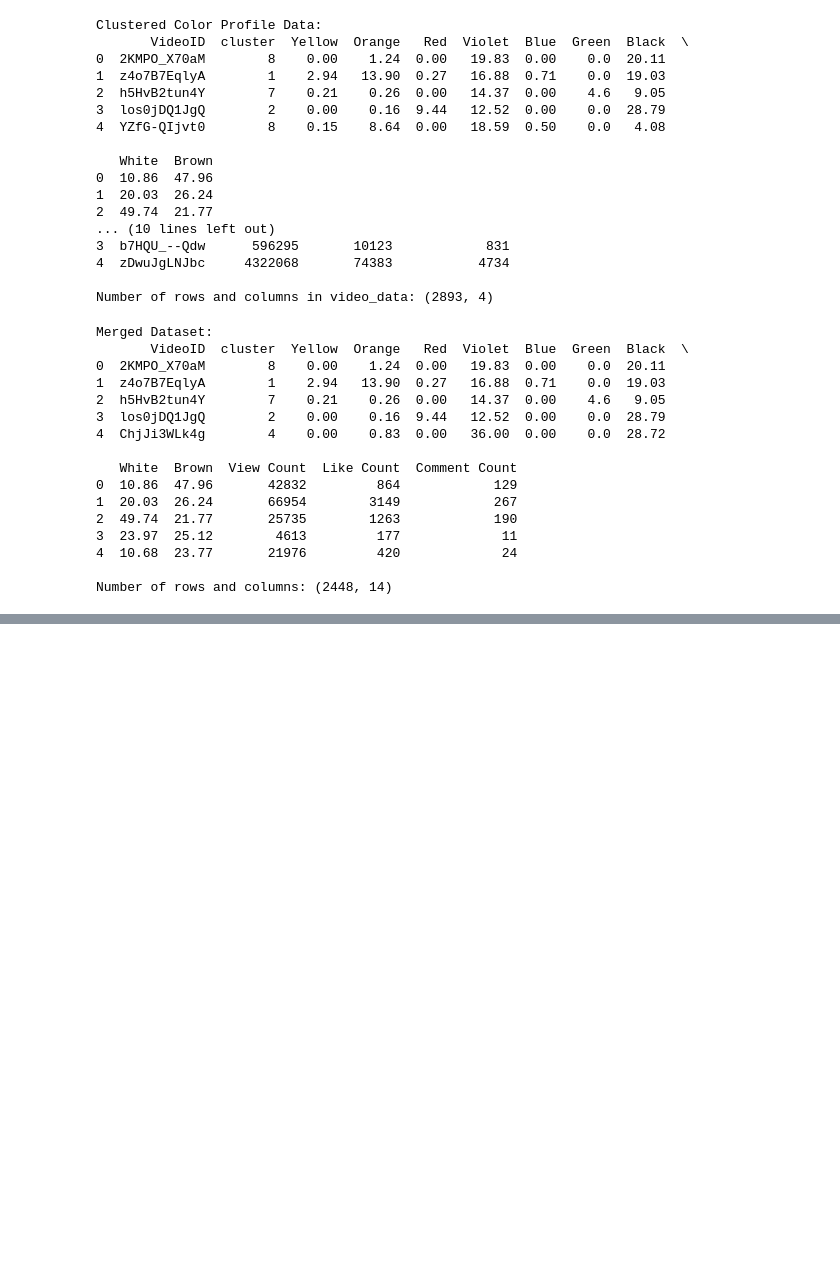
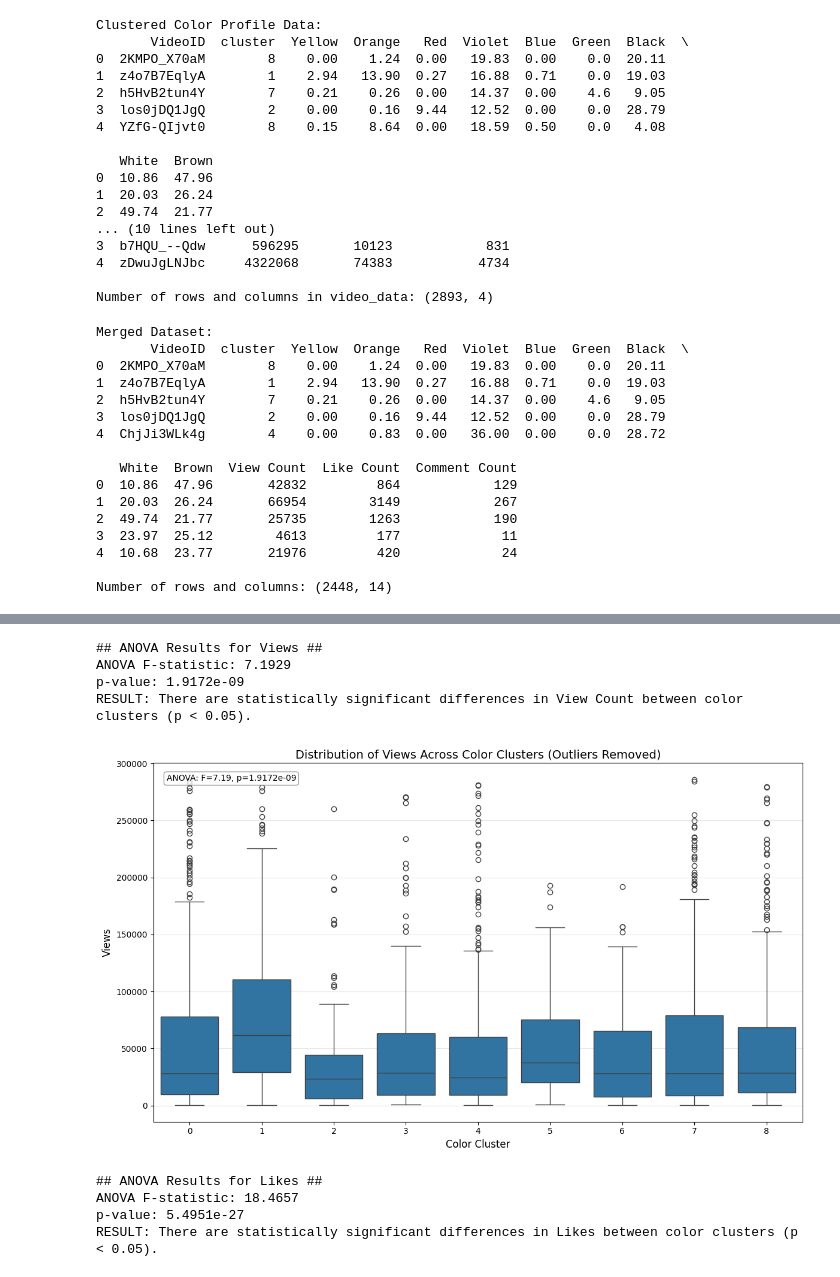
Before and after one commit to GazerJin/ColorExtractionProfile, a Jupyter notebook: Correlation_Analysis_Color.ipynb, the cells around one changed output, grey strips where cells are left out. Saved outputs shown, nothing was run; the diff lists cells and outputs as text; code cells hidden in the pictures; blank space fills up the shorter version.

```diff
--- a/Correlation_Analysis_Color.ipynb
+++ b/Correlation_Analysis_Color.ipynb
@@ -294,0 +237,63 @@ Cluster 8: 514 videos
+# %%
+# Perform ANOVA test on View Count (with outliers removed)
+anova_result_views = f_oneway(*views_by_cluster)
+
+# Print results
+print("## ANOVA Results for Views ##")
+print(f"ANOVA F-statistic: {anova_result_views.statistic:.4f}")
+print(f"p-value: {anova_result_views.pvalue:.4e}")
+
+# Interpretation
+alpha = 0.05
+if anova_result_views.pvalue < alpha:
+    print(f"RESULT: There are statistically significant differences in View Count between color clusters (p < {alpha}).")
+else:
+    print(f"RESULT: No significant differences in View Count between color clusters (p > {alpha}).")
+# %% [output]
+## ANOVA Results for Views ##
+ANOVA F-statistic: 7.1929
+p-value: 1.9172e-09
+RESULT: There are statistically significant differences in View Count between color clusters (p < 0.05).
+# %%
+# Create boxplot for Views distribution by cluster (outliers removed)
+plt.figure(figsize=(12, 7))
+
+# Create the boxplot
+sns.boxplot(x='cluster', y='View Count', data=clean_data['View Count'])
+
+
+# Style the plot
+plt.title('Distribution of Views Across Color Clusters (Outliers Removed)', fontsize=14)
+plt.xlabel('Color Cluster', fontsize=12)
+plt.ylabel('Views', fontsize=12)
+plt.grid(axis='y', alpha=0.3)
+
+# Add annotation with ANOVA result
+plt.annotate(f'ANOVA: F={anova_result_views.statistic:.2f}, p={anova_result_views.pvalue:.4e}',
+            xy=(0.02, 0.95), xycoords='axes fraction',
+            bbox=dict(boxstyle="round,pad=0.3", fc="white", ec="gray", alpha=0.8))
+
+
+plt.tight_layout()
+plt.show()
+# %% [output]
+[figure, added]
+# %%
+# Perform ANOVA test on Likes (with outliers removed)
+anova_result_likes = f_oneway(*likes_by_cluster)
+
+# Print results
+print("## ANOVA Results for Likes ##")
+print(f"ANOVA F-statistic: {anova_result_likes.statistic:.4f}")
+print(f"p-value: {anova_result_likes.pvalue:.4e}")
+
+# Interpretation
+if anova_result_likes.pvalue < alpha:
+    print(f"RESULT: There are statistically significant differences in Likes between color clusters (p < {alpha}).")
+else:
+    print(f"RESULT: No significant differences in Likes between color clusters (p > {alpha}).")
+# %% [output]
+## ANOVA Results for Likes ##
+ANOVA F-statistic: 18.4657
+p-value: 5.4951e-27
+RESULT: There are statistically significant differences in Likes between color clusters (p < 0.05).
```
Also changed, not shown: parts of 27 cells of this notebook, 5 other files.
